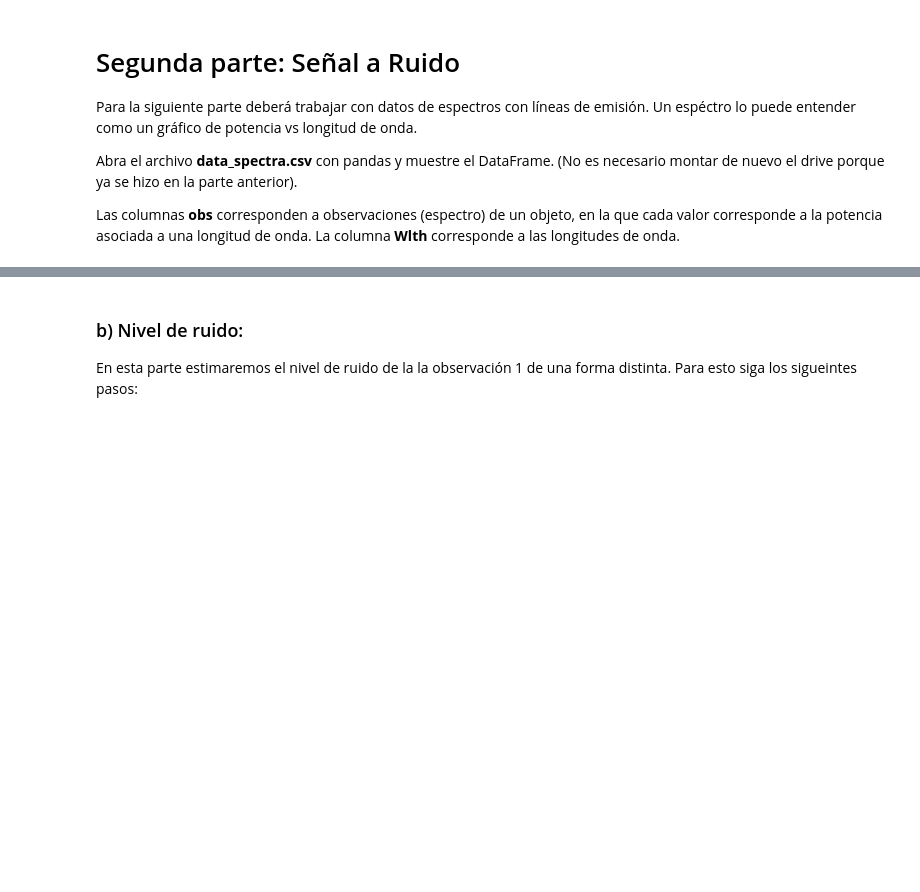
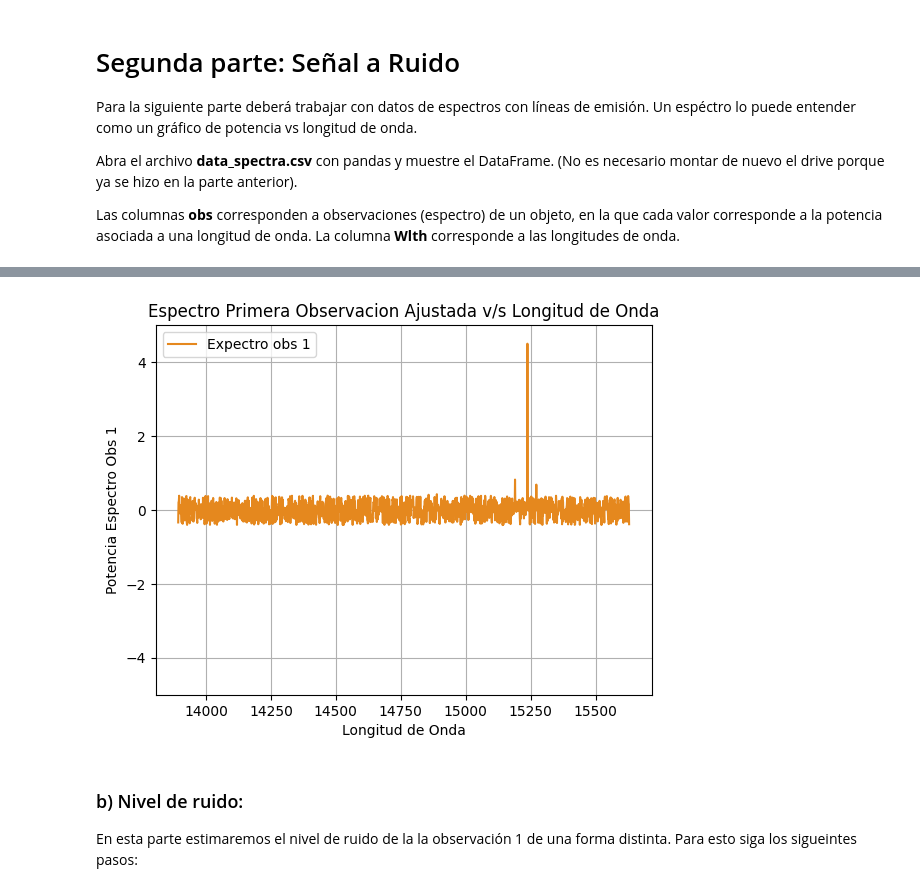
Before and after one commit to JoseAguirre-10/Tarea-2, a Jupyter notebook: Tarea2.ipynb, the cells around one changed output, grey strips where cells are left out. Drawn from its saved outputs; the diff is of its cells as text; code cells hidden in the pictures; blank space fills up the shorter version.

```diff
--- a/Tarea2.ipynb
+++ b/Tarea2.ipynb
@@ -231,3 +256,17 @@ Notará que los valores del eje y están centrados alrededor de 1. Centre la obs
+# %%
+# Grafique el espectro centrado en 0 aquí
+mean_obs1 = obs_1.mean()
+obs1_ajustada = obs_1 - mean_obs1 #esto resta el valor medio a todos los elementos del ajuste numpy
+plt.plot(wlth,obs1_ajustada, color = '#e5881e', label = 'Expectro obs 1')
+plt.title('Espectro Primera Observacion Ajustada v/s Longitud de Onda')
+plt.xlabel('Longitud de Onda')
+plt.ylabel('Potencia Espectro Obs 1')
+plt.ylim([-5, 5])
+plt.legend()
+plt.grid()
+plt.show()
+# %% [output]
+[figure, added]
 # %% [markdown]
 ### b) Nivel de ruido:
 
```
Also changed, not shown: parts of 8 cells of this notebook.
